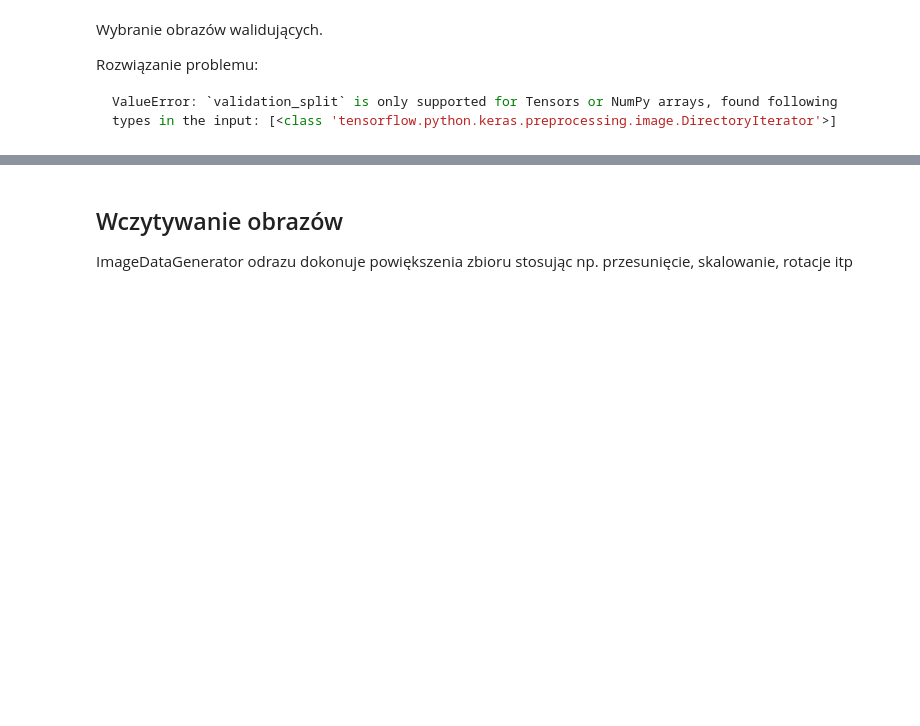
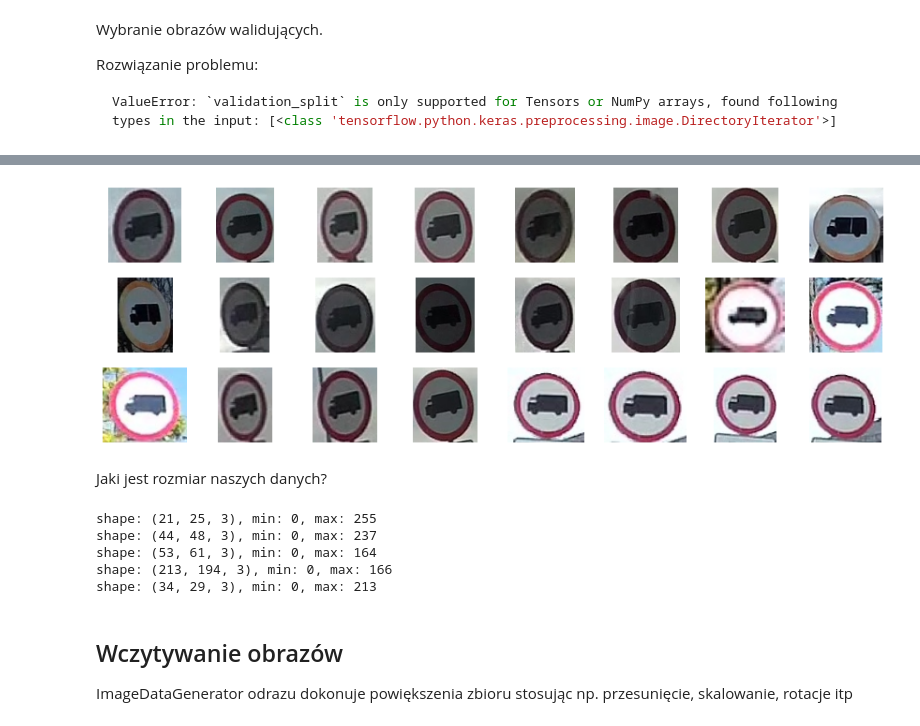
Before and after one commit to oszwilk/ArtificialIntelligenceFundamentals, a Jupyter notebook: traffic-sign2.ipynb, the cells around one changed output, grey strips where cells are left out. Cells and saved outputs as stored; diff of their text form; code cells hidden in the pictures; blank space fills up the shorter version.

```diff
--- a/traffic-sign2.ipynb
+++ b/traffic-sign2.ipynb
@@ -65,3 +139,18 @@ if os.path.isdir(valid_path) is False:
+# %%
+display_label_images(images, 27)
+# %% [output]
+[figure, added]
+# %% [markdown]
+Jaki jest rozmiar naszych danych?
+# %%
+for image in images[:5]:
+    print("shape: {0}, min: {1}, max: {2}".format(image.shape, image.min(), image.max()))
+# %% [output]
+shape: (21, 25, 3), min: 0, max: 255
+shape: (44, 48, 3), min: 0, max: 237
+shape: (53, 61, 3), min: 0, max: 164
+shape: (213, 194, 3), min: 0, max: 166
+shape: (34, 29, 3), min: 0, max: 213
 # %% [markdown]
 ## Wczytywanie obrazów
 
```
Also changed, not shown: parts of 17 cells of this notebook.
